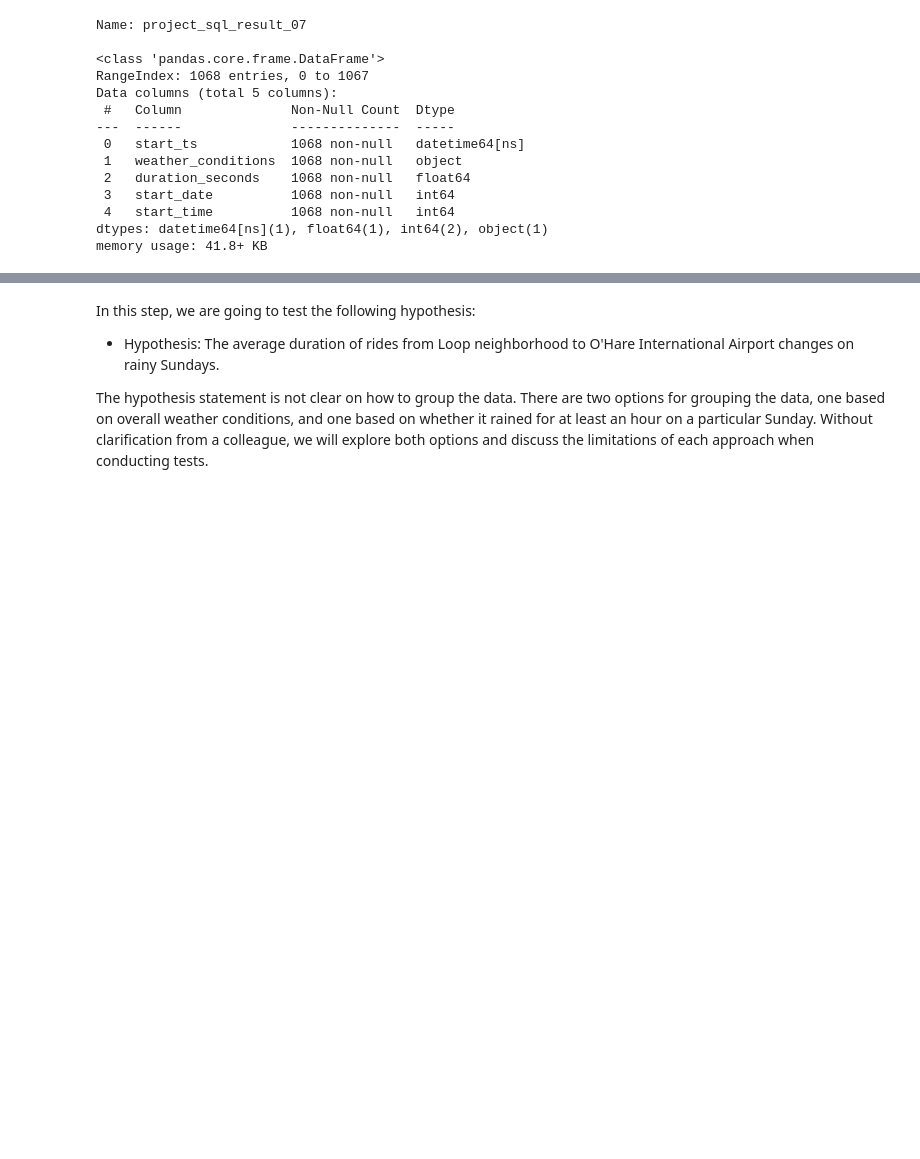
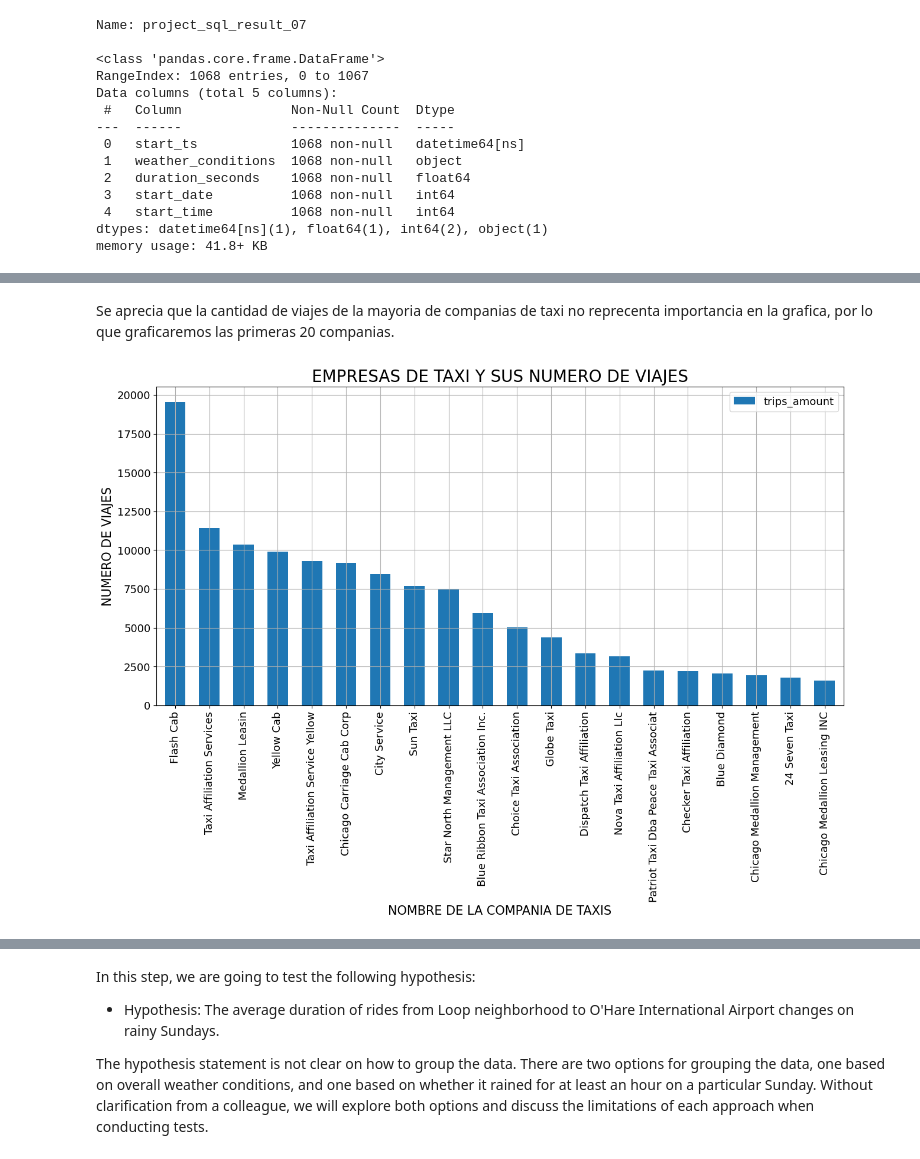
Before and after one commit to glouigi/PROYECTO-SPRINT-8, a Jupyter notebook: SPRINT 8 - RECOPILACION Y ALMACENAMIENTO DE DATOS.ipynb, the cells around one changed output, grey strips where cells are left out. Cells and saved outputs as stored; diff of their text form; code cells hidden in the pictures; blank space fills up the shorter version.

```diff
--- a/SPRINT 8 - RECOPILACION Y ALMACENAMIENTO DE DATOS.ipynb
+++ b/SPRINT 8 - RECOPILACION Y ALMACENAMIENTO DE DATOS.ipynb
@@ -492,0 +324,19 @@ Concluding Remarks: In this step, we brought Zuber ride-sharing data for Novembe
+# %% [markdown]
+Se aprecia que la cantidad de viajes de la mayoria de companias de taxi no reprecenta importancia en la grafica, por lo que graficaremos las primeras 20 companias.
+# %%
+companias20 = sql_result_01.sort_values(by='trips_amount', ascending=False).head(20)
+barrios_10_graf = top_10_barrios.sort_values(by='average_trips', ascending= True)
+ax = companias20.plot(kind='bar', x= 'company_name', y='trips_amount',
+                     grid=True,
+                     figsize=(15, 7),
+                     width=0.6)
+
+ax.tick_params(axis='x', labelsize=13)
+ax.tick_params(axis='y', labelsize=13)
+ax.set_title('EMPRESAS DE TAXI Y SUS NUMERO DE VIAJES', fontsize=20)
+ax.set_xlabel('NOMBRE DE LA COMPANIA DE TAXIS', fontsize=15)
+ax.set_ylabel('NUMERO DE VIAJES', fontsize=15)
+ax.legend(fontsize=13)
+plt.show()
+# %% [output]
+[figure, added]
```
Also changed, not shown: parts of 63 cells of this notebook.
